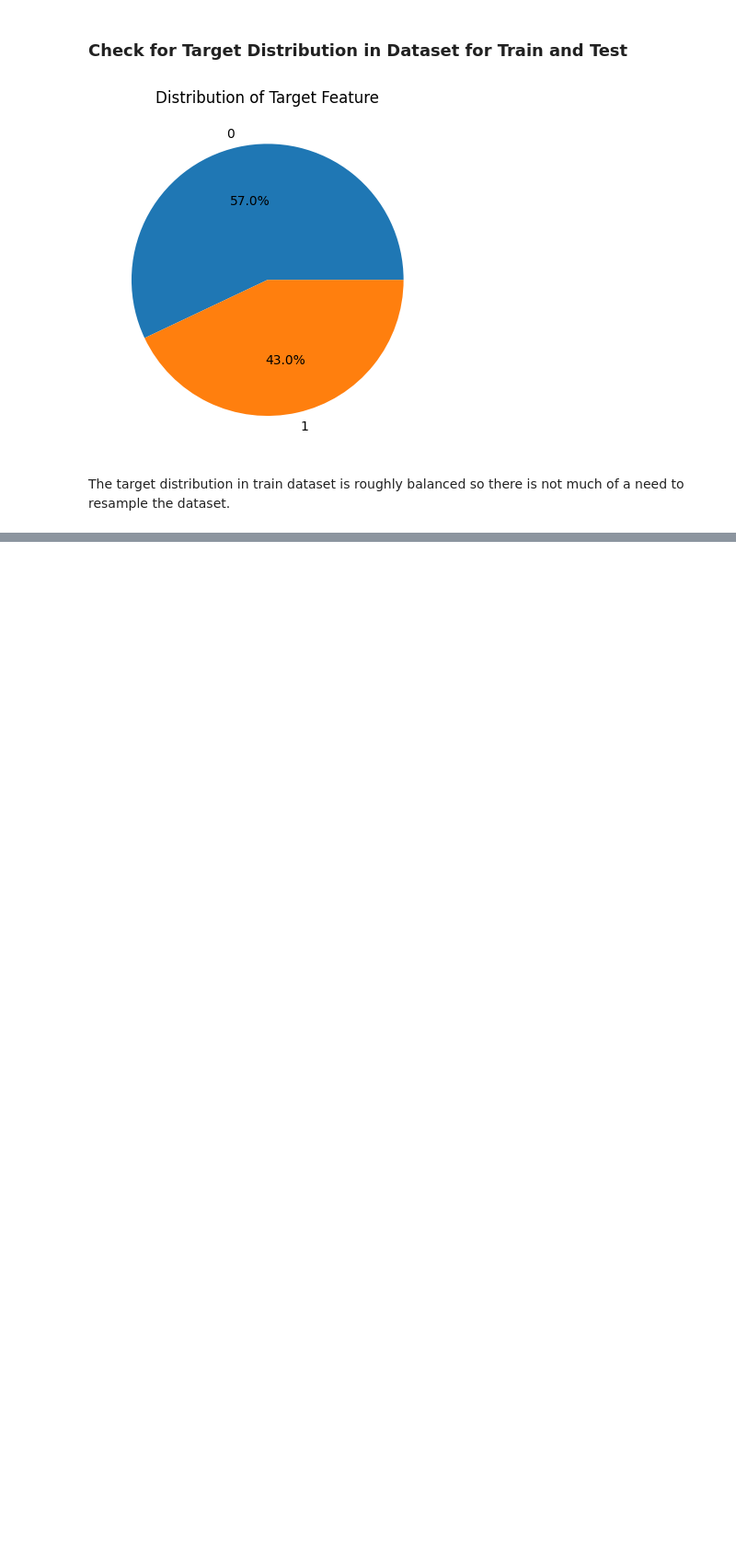
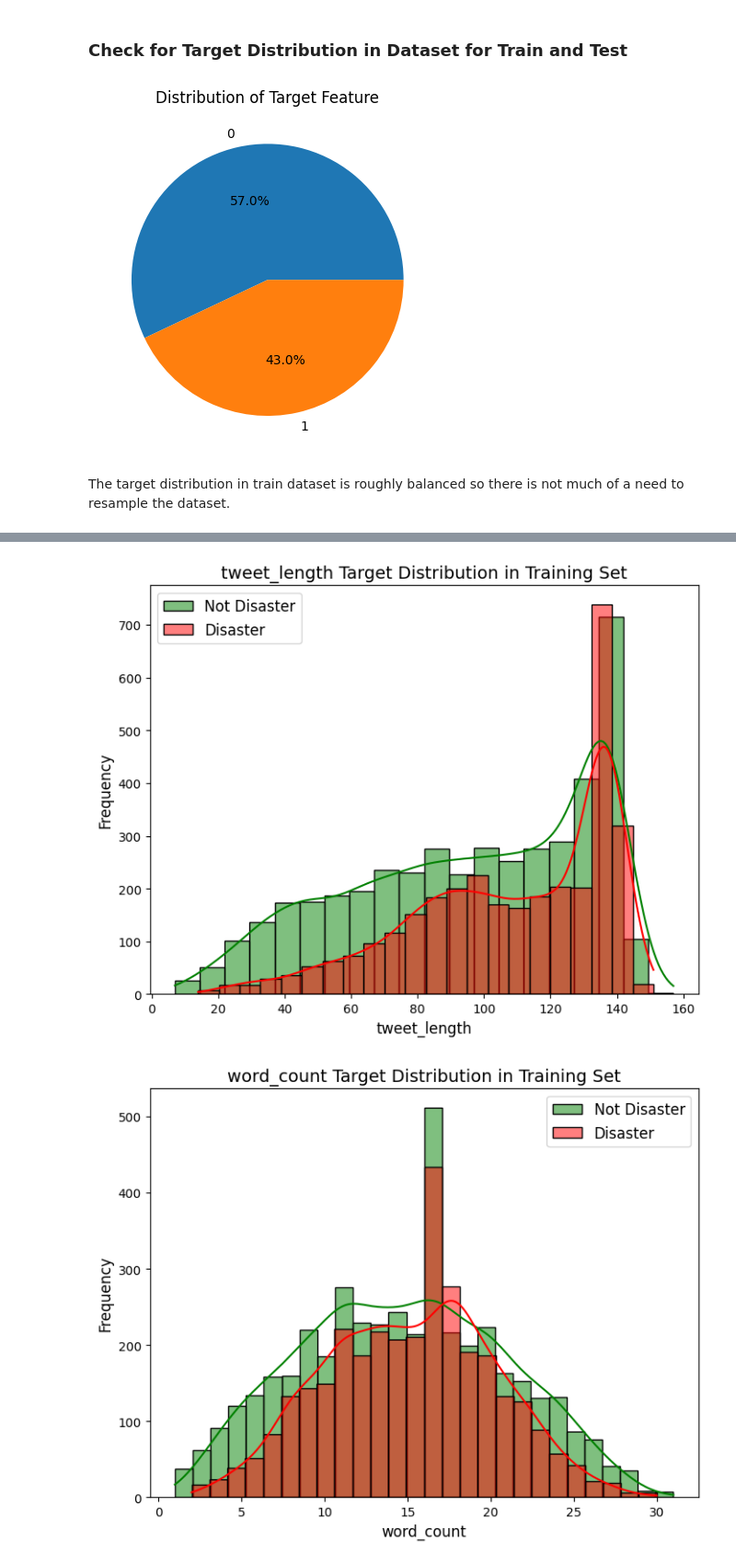
Before and after one commit to tohkarle/SC1015-Mini-Project, a Jupyter notebook: data_preprocessing.ipynb, the cells around one changed output, grey strips where cells are left out. Shown at 92% size. Drawn from its saved outputs; the diff is of its cells as text; code cells hidden in the pictures; blank space fills up the shorter version.

```diff
--- a/data_preprocessing.ipynb
+++ b/data_preprocessing.ipynb
@@ -239,0 +299,13 @@ The target distribution in train dataset is roughly balanced so there is not muc
+# %%
+for feature in meta_features:
+    plt.figure(figsize=(8, 6))
+    sns.histplot(train_data_mod.loc[train_data_mod['target'] == 0, feature], label='Not Disaster', color='green', alpha=0.5, kde=True)
+    sns.histplot(train_data_mod.loc[train_data_mod['target'] == 1, feature], label='Disaster', color='red', alpha=0.5, kde=True)
+    plt.xlabel(feature, fontsize=12)
+    plt.ylabel('Frequency', fontsize=12)
+    plt.title(f'{feature} Target Distribution in Training Set', fontsize=14)
+    plt.legend(fontsize=12)
+    plt.show()
+# %% [output]
+[figure, added]
+[figure, added]
```
Also changed, not shown: parts of 11 cells of this notebook.
